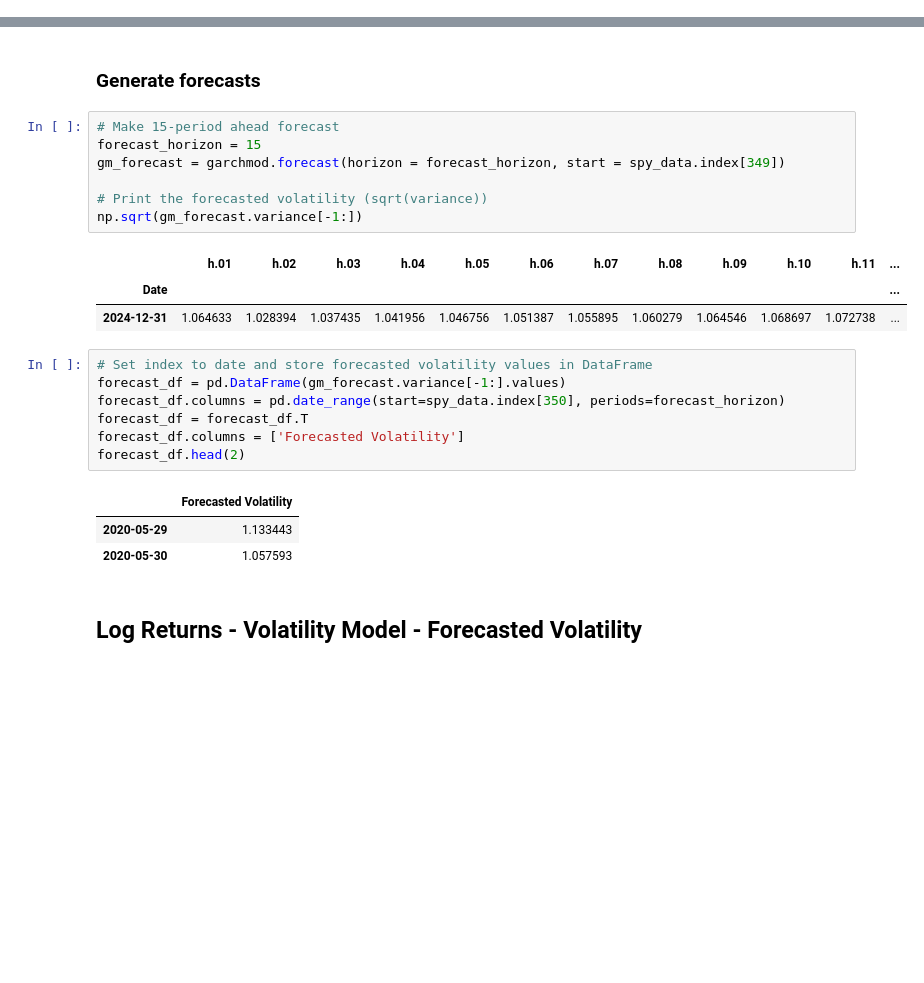
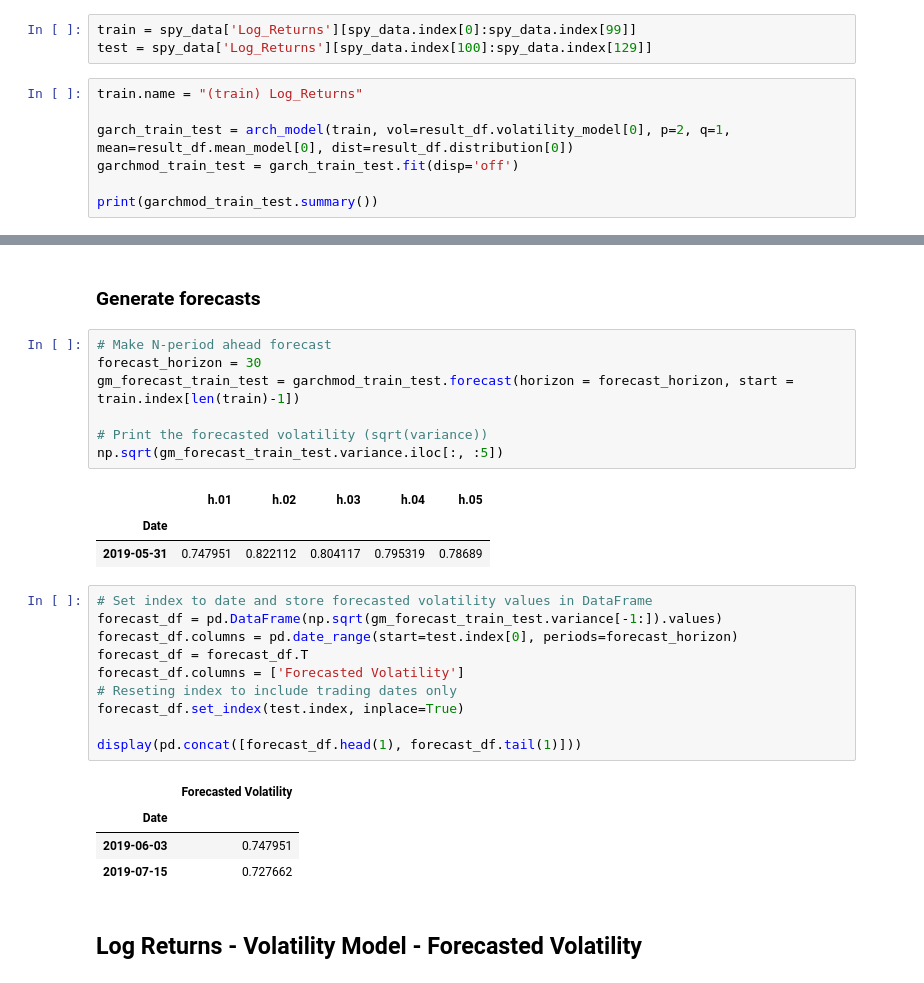
Before and after one commit to konstantinosandrianos/skills-introduction-to-github, a Jupyter notebook: test_0_latest.ipynb, the cells around one changed output, grey strips where cells are left out. Saved outputs shown, nothing was run; the diff lists cells and outputs as text; blank space fills up the shorter version.

```diff
--- a/test_0_latest.ipynb
+++ b/test_0_latest.ipynb
@@ -485,0 +482,10 @@ test = spy_data.iloc[-Ntest:][['Log_Returns']].copy()
+# %%
+train = spy_data['Log_Returns'][spy_data.index[0]:spy_data.index[99]]
+test = spy_data['Log_Returns'][spy_data.index[100]:spy_data.index[129]]
+# %%
+train.name = "(train) Log_Returns"
+
+garch_train_test = arch_model(train, vol=result_df.volatility_model[0], p=2, q=1, mean=result_df.mean_model[0], dist=result_df.distribution[0])
+garchmod_train_test = garch_train_test.fit(disp='off')
+
+print(garchmod_train_test.summary())
@@ -486,27 +510,31 @@ test = spy_data.iloc[-Ntest:][['Log_Returns']].copy()
 # %% [markdown]
 ### Generate forecasts
 # %%
-# Make 15-period ahead forecast
-forecast_horizon = 15
-gm_forecast = garchmod.forecast(horizon = forecast_horizon, start = spy_data.index[349])
+# Make N-period ahead forecast
+forecast_horizon = 30
+gm_forecast_train_test = garchmod_train_test.forecast(horizon = forecast_horizon, start = train.index[len(train)-1])
 
 # Print the forecasted volatility (sqrt(variance))
-np.sqrt(gm_forecast.variance[-1:])
+np.sqrt(gm_forecast_train_test.variance.iloc[:, :5])
 # %% [output]
-|  | h.01 | h.02 | h.03 | h.04 | h.05 | h.06 | h.07 | h.08 | h.09 | h.10 | h.11 | ... |
-| Date |  |  |  |  |  |  |  |  |  |  |  | ... |
-| 2024-12-31 | 1.064633 | 1.028394 | 1.037435 | 1.041956 | 1.046756 | 1.051387 | 1.055895 | 1.060279 | 1.064546 | 1.068697 | 1.072738 | ... |
+|  | h.01 | h.02 | h.03 | h.04 | h.05 |
+| Date |  |  |  |  |  |
+| 2019-05-31 | 0.747951 | 0.822112 | 0.804117 | 0.795319 | 0.78689 |
 # %%
 # Set index to date and store forecasted volatility values in DataFrame
-forecast_df = pd.DataFrame(gm_forecast.variance[-1:].values)
-forecast_df.columns = pd.date_range(start=spy_data.index[350], periods=forecast_horizon)
+forecast_df = pd.DataFrame(np.sqrt(gm_forecast_train_test.variance[-1:]).values)
+forecast_df.columns = pd.date_range(start=test.index[0], periods=forecast_horizon)
 forecast_df = forecast_df.T
 forecast_df.columns = ['Forecasted Volatility']
-forecast_df.head(2)
+# Reseting index to include trading dates only
+forecast_df.set_index(test.index, inplace=True)
+
+display(pd.concat([forecast_df.head(1), forecast_df.tail(1)]))
 # %% [output]
 |  | Forecasted Volatility |
-| 2020-05-29 | 1.133443 |
-| 2020-05-30 | 1.057593 |
+| Date |  |
+| 2019-06-03 | 0.747951 |
+| 2019-07-15 | 0.727662 |
 # %% [markdown]
 ## Log Returns - Volatility Model - Forecasted Volatility
 # %%
```
Also changed, not shown: parts of 10 cells of this notebook.
